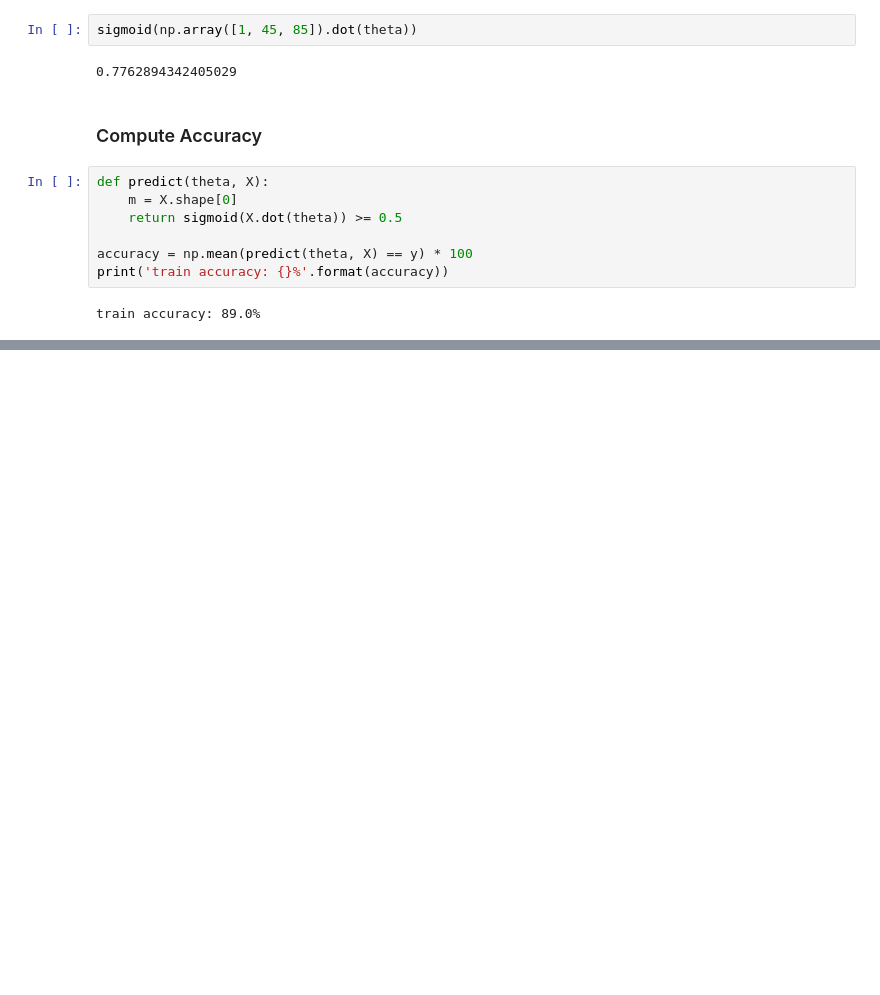
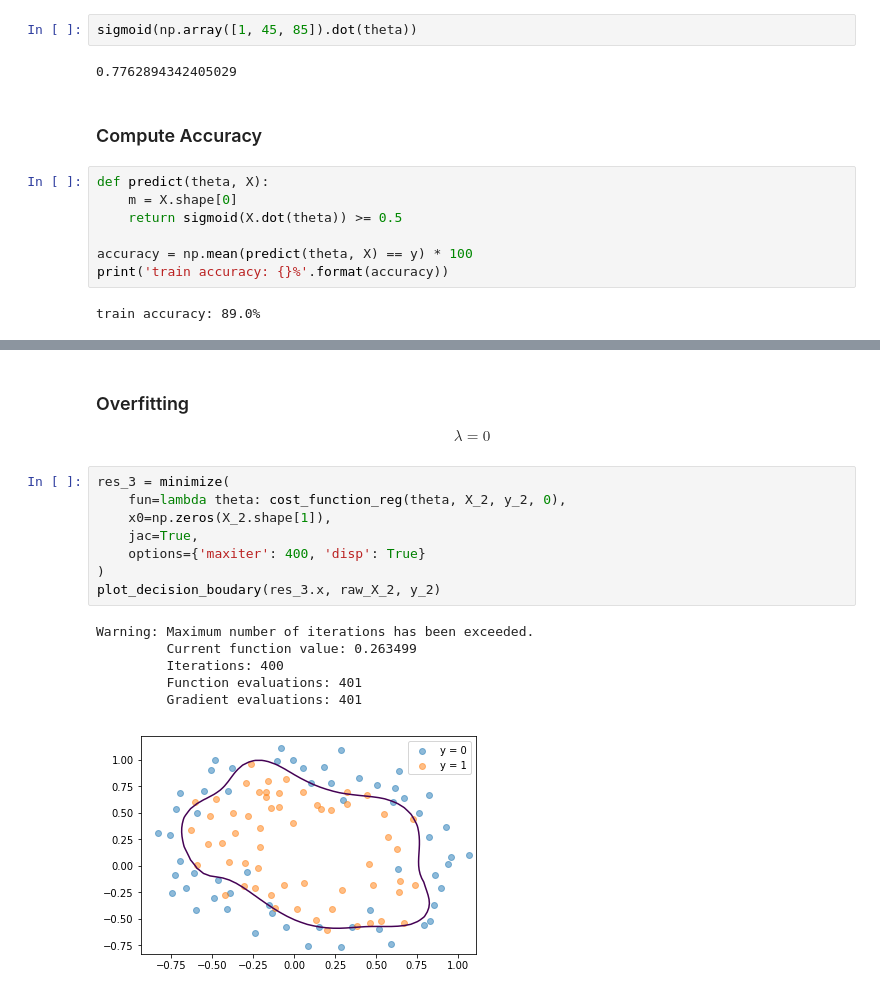
Before and after one commit to podondra/bt-spectraldl, a Jupyter notebook: notebooks/logistic-regression.ipynb, the cells around one changed output, grey strips where cells are left out. Drawn from its saved outputs; the diff is of its cells as text; blank space fills up the shorter version.

```diff
--- a/notebooks/logistic-regression.ipynb
+++ b/notebooks/logistic-regression.ipynb
@@ -195,0 +322,19 @@ train accuracy: 89.0%
+# %% [markdown]
+### Overfitting
+
+$$ \lambda = 0 $$
+# %%
+res_3 = minimize(
+    fun=lambda theta: cost_function_reg(theta, X_2, y_2, 0),
+    x0=np.zeros(X_2.shape[1]),
+    jac=True,
+    options={'maxiter': 400, 'disp': True}
+)
+plot_decision_boudary(res_3.x, raw_X_2, y_2)
+# %% [output]
+Warning: Maximum number of iterations has been exceeded.
+         Current function value: 0.263499
+         Iterations: 400
+         Function evaluations: 401
+         Gradient evaluations: 401
+[figure, added]
```
Also changed, not shown: parts of 21 cells of this notebook, 1 other file.
